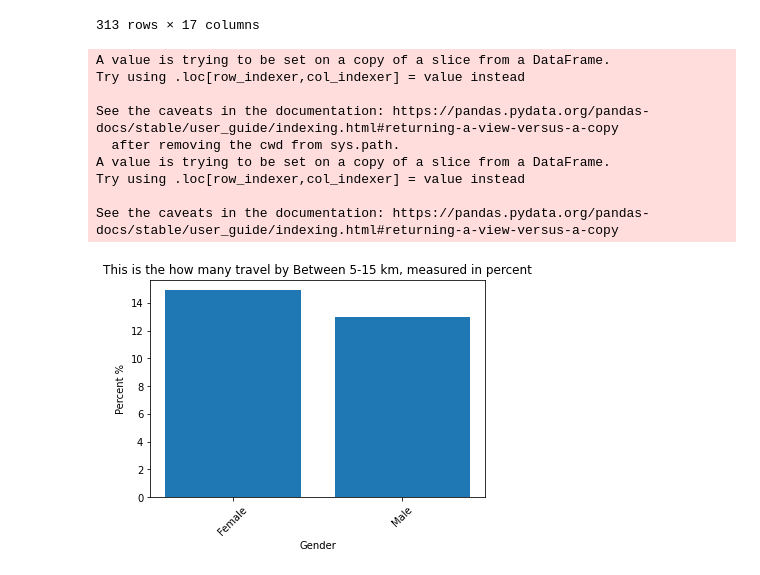
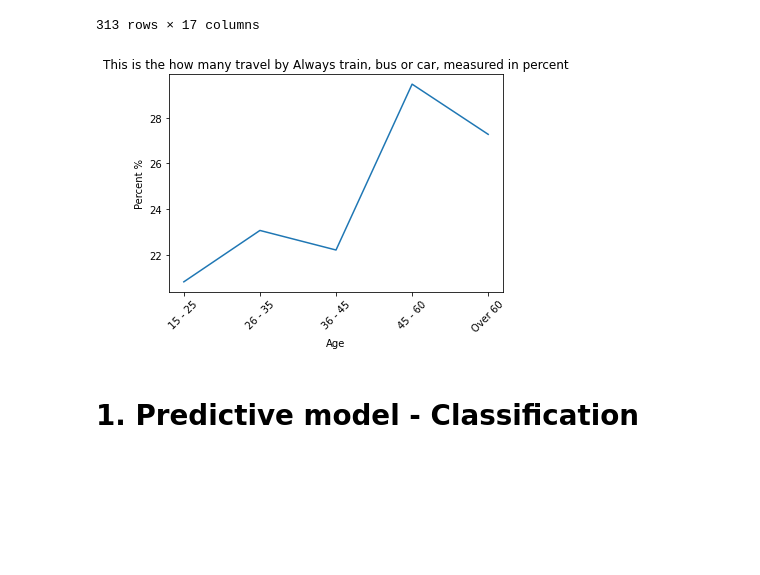
Before and after one commit to Tobiaskurland/data-science-mandatory-2, a Jupyter notebook: transport.ipynb, the cells around one changed output. Saved outputs shown, nothing was run; the diff lists cells and outputs as text; code cells hidden in the pictures; blank space fills up the shorter version.

Commit message:
predictive models

```diff
--- a/transport.ipynb
+++ b/transport.ipynb
@@ -117,16 +130,9 @@ df
 | 314 | 45 - 60 | Female | Country | Single | yes | yes | yes | ... |
 | 315 | 45 - 60 | Male | Suburb | In relationship | yes | yes | yes | ... |
 313 rows × 17 columns
-# %%
-df_3, plot = calculate_chart(df, "Distance to work", "Gender", "Between 5-15 km", "bar")
-# %% [output]
-A value is trying to be set on a copy of a slice from a DataFrame.
-Try using .loc[row_indexer,col_indexer] = value instead
-
-See the caveats in the documentation: https://pandas.pydata.org/pandas-docs/stable/user_guide/indexing.html#returning-a-view-versus-a-copy
-  after removing the cwd from sys.path.
-A value is trying to be set on a copy of a slice from a DataFrame.
-Try using .loc[row_indexer,col_indexer] = value instead
-
-See the caveats in the documentation: https://pandas.pydata.org/pandas-docs/stable/user_guide/indexing.html#returning-a-view-versus-a-copy
-[figure, removed]
+# %%
+df_3, plot = calculate_chart(df, "Statement on a shiny day", "Age", "Always train, bus or car", "plot")
+# %% [output]
+[figure, added]
+# %% [markdown]
+# 1. Predictive model - Classification
```
Also changed, not shown: parts of 13 cells of this notebook, 2 other files.
